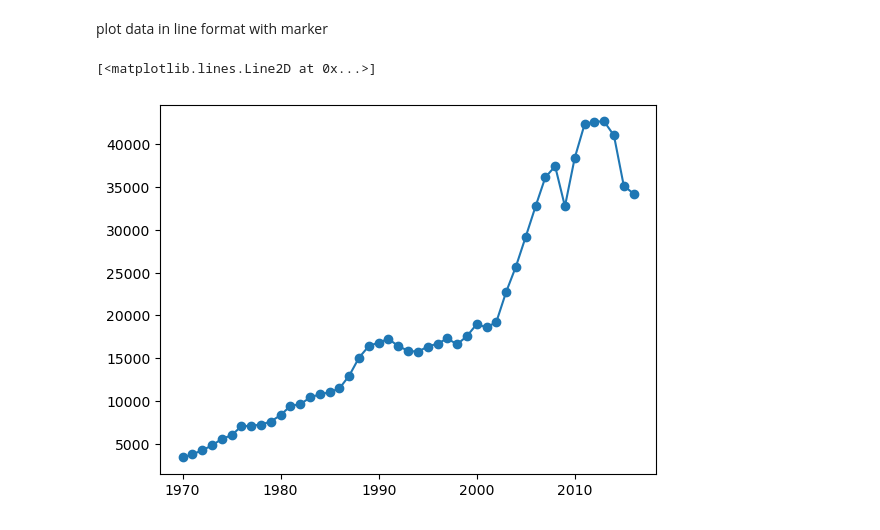
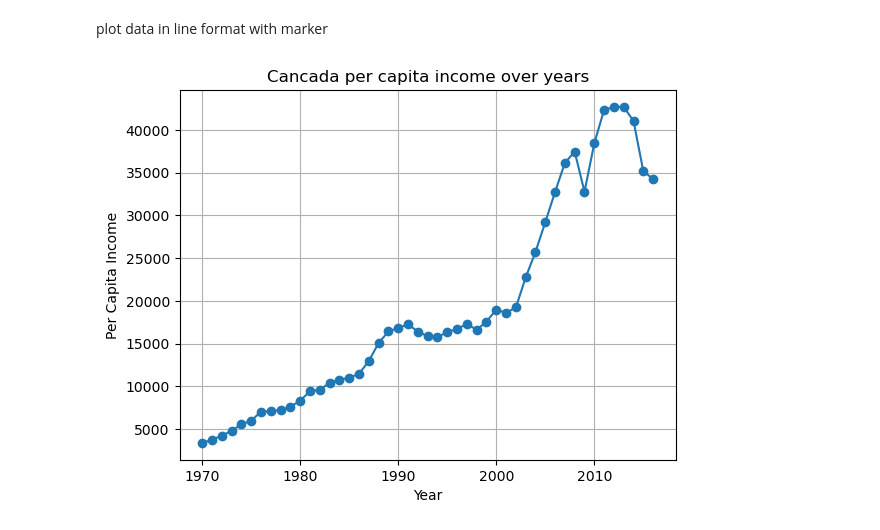
Before and after one commit to LiLuo086/Matplotlib-Notebook, a Jupyter notebook: matpltlib-learning-notebook.ipynb, the cells around one changed output. Drawn from its saved outputs; the diff is of its cells as text; code cells hidden in the pictures.

```diff
--- a/matpltlib-learning-notebook.ipynb
+++ b/matpltlib-learning-notebook.ipynb
@@ -35,8 +35,12 @@ plt.figure(figsize=(10, 6))
 <Figure size 1000x600 with 0 Axes>
 # %% [markdown]
 plot data in line format with marker
-# %%
-plt.plot(df["year"], df["income"], marker='o')
-# %% [output]
-[<matplotlib.lines.Line2D at 0x...>]
-[figure, removed]
+# %%
+plt.plot(df["year"], df["income"], marker='o')
+plt.title('Cancada per capita income over years')
+plt.xlabel("Year")
+plt.ylabel("Per Capita Income")
+plt.grid(True)
+plt.show()
+# %% [output]
+[figure, added]
```
